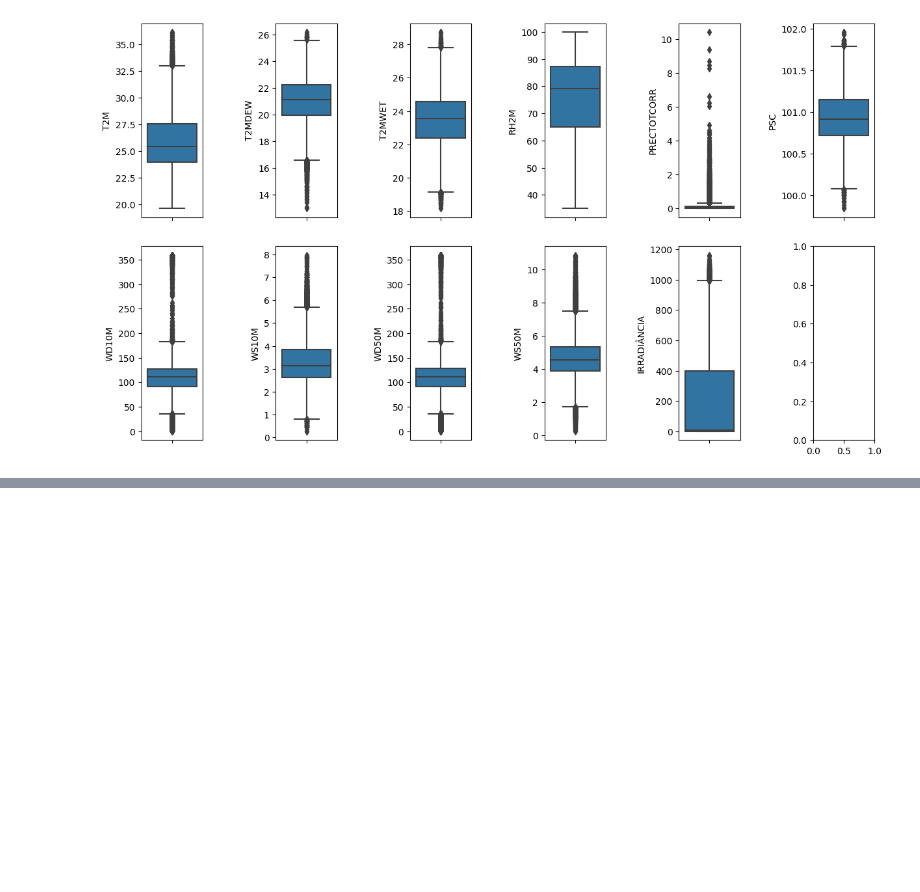
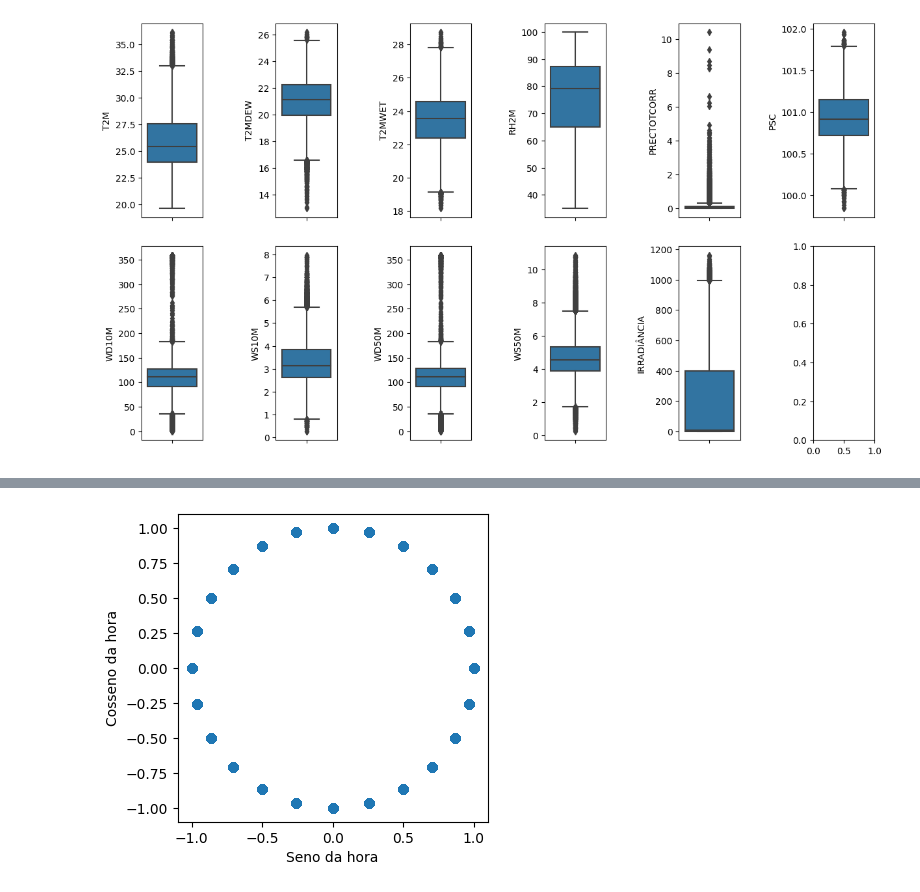
Before and after one commit to b-rbmp/ml-solar-forecaster, a Jupyter notebook: tratamento_dados/tratamento_dados_nasa_inmet.ipynb, the cells around one changed output, grey strips where cells are left out. Cells and saved outputs as stored; diff of their text form; code cells hidden in the pictures; blank space fills up the shorter version.

```diff
--- a/tratamento_dados/tratamento_dados_nasa_inmet.ipynb
+++ b/tratamento_dados/tratamento_dados_nasa_inmet.ipynb
@@ -254,3 +264,14 @@ for column in df_inmet_nasa[keys_features]:
+# %%
+# Criando uma Feature Cíclica representado a posição da Hora no Dia
+hora_cos = [np.cos(x * (2 * np.pi / 24)) for x in hora]
+hora_sin = [np.sin(x * (2 * np.pi / 24)) for x in hora]
+plt.figure(figsize=(4,4))
+plt.scatter(x=hora_cos, y=hora_sin)
+plt.xlabel('Seno da hora')
+plt.ylabel('Cosseno da hora')
+plt.show()
+# %% [output]
+[figure, added]
 # %%
 # Salva os Dados Pré-processados
 df_inmet_nasa.to_csv('../dados/pre_processado/salvador.csv')
```
Also changed, not shown: parts of 1 cell of this notebook, 4 other files.
